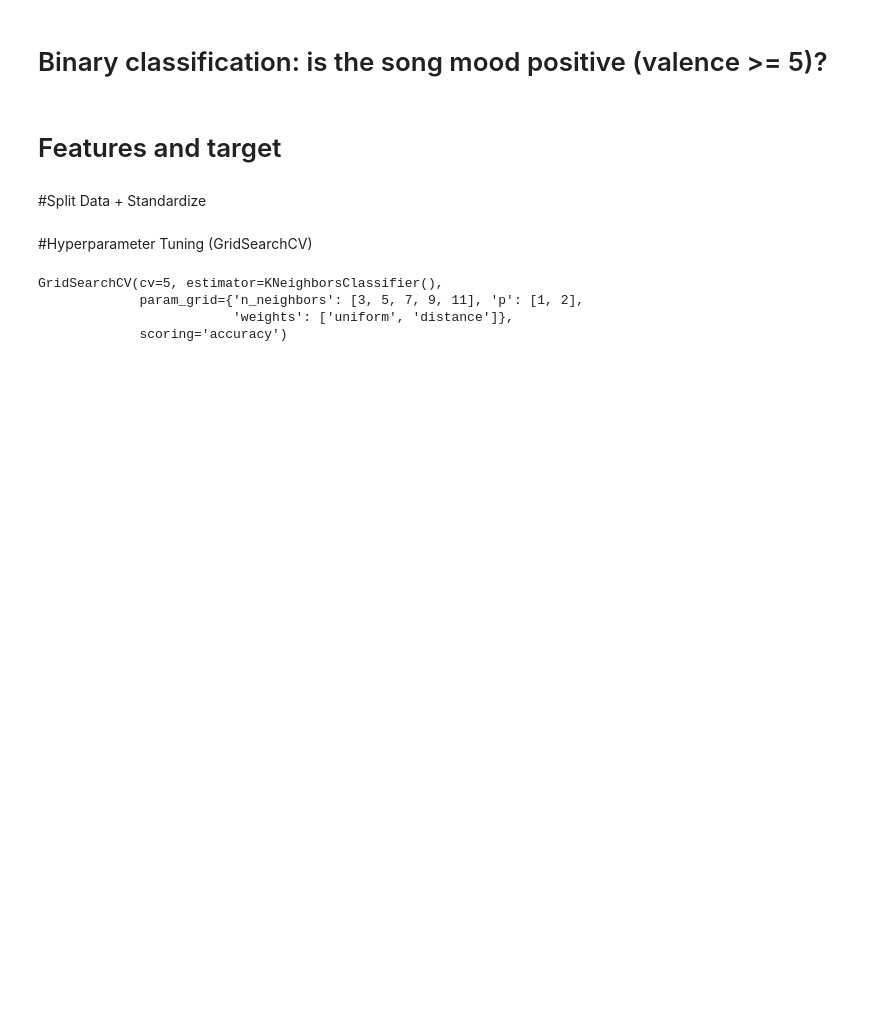
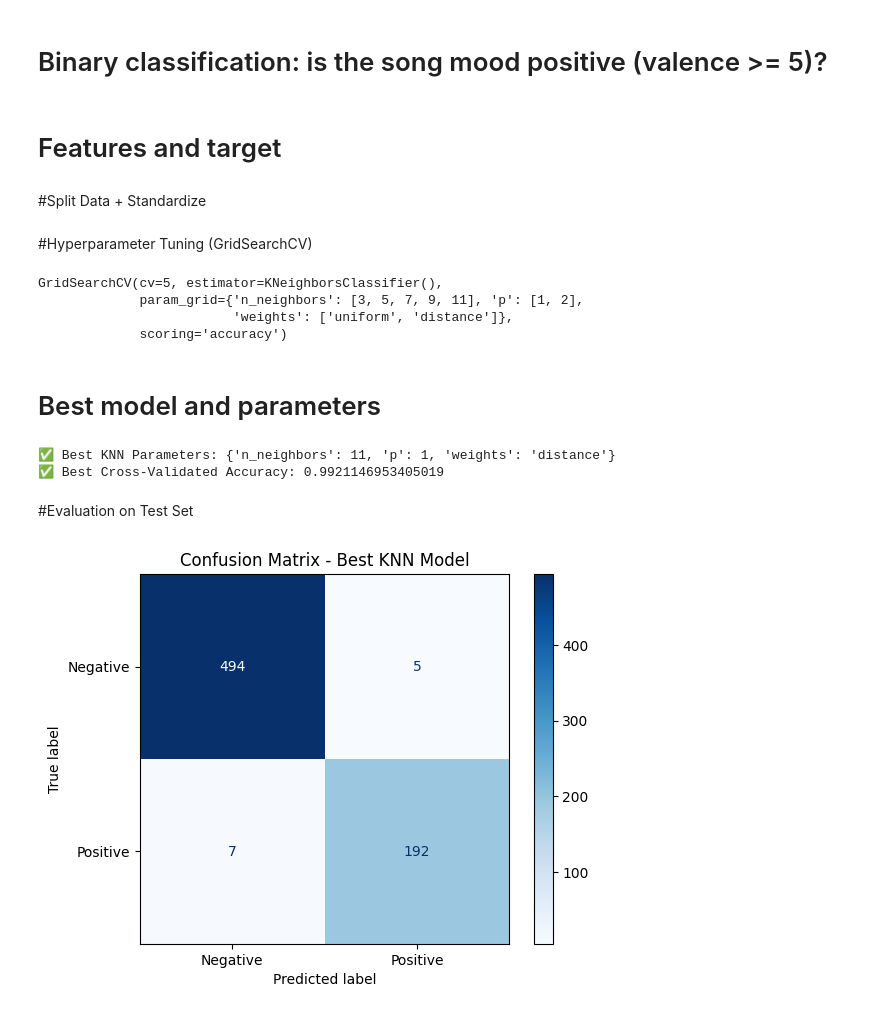
Before and after one commit to bahing-rai/AI-Coursework, a Jupyter notebook: AI_Coursework.ipynb, the cells around one changed output. Drawn from its saved outputs; the diff is of its cells as text; code cells hidden in the pictures; blank space fills up the shorter version.

Commit message:
Evaluation on Test Set

```diff
--- a/AI_Coursework.ipynb
+++ b/AI_Coursework.ipynb
@@ -60,3 +60,24 @@ GridSearchCV(cv=5, estimator=KNeighborsClassifier(),
              param_grid={'n_neighbors': [3, 5, 7, 9, 11], 'p': [1, 2],
                          'weights': ['uniform', 'distance']},
              scoring='accuracy')
+# %% [markdown]
+# Best model and parameters
+# %%
+best_knn = grid.best_estimator_
+print("✅ Best KNN Parameters:", grid.best_params_)
+print("✅ Best Cross-Validated Accuracy:", grid.best_score_)
+# %% [output]
+✅ Best KNN Parameters: {'n_neighbors': 11, 'p': 1, 'weights': 'distance'}
+✅ Best Cross-Validated Accuracy: 0.9921146953405019
+# %% [markdown]
+#Evaluation on Test Set
+# %%
+y_pred = best_knn.predict(X_test_scaled)
+
+cm = confusion_matrix(y_test, y_pred)
+disp = ConfusionMatrixDisplay(confusion_matrix=cm, display_labels=["Negative", "Positive"])
+disp.plot(cmap="Blues")
+plt.title("Confusion Matrix - Best KNN Model")
+plt.show()
+# %% [output]
+[figure, added]
```
